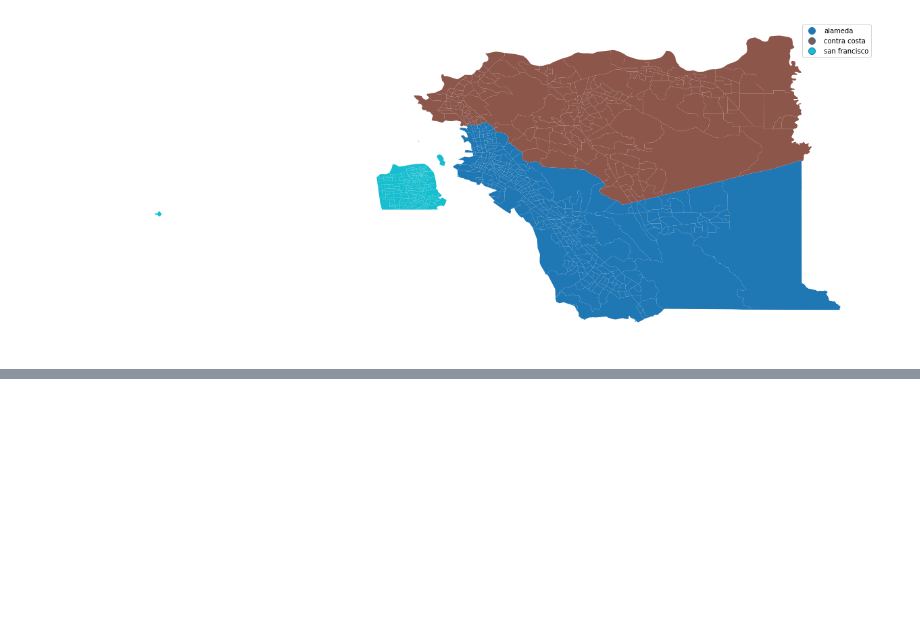
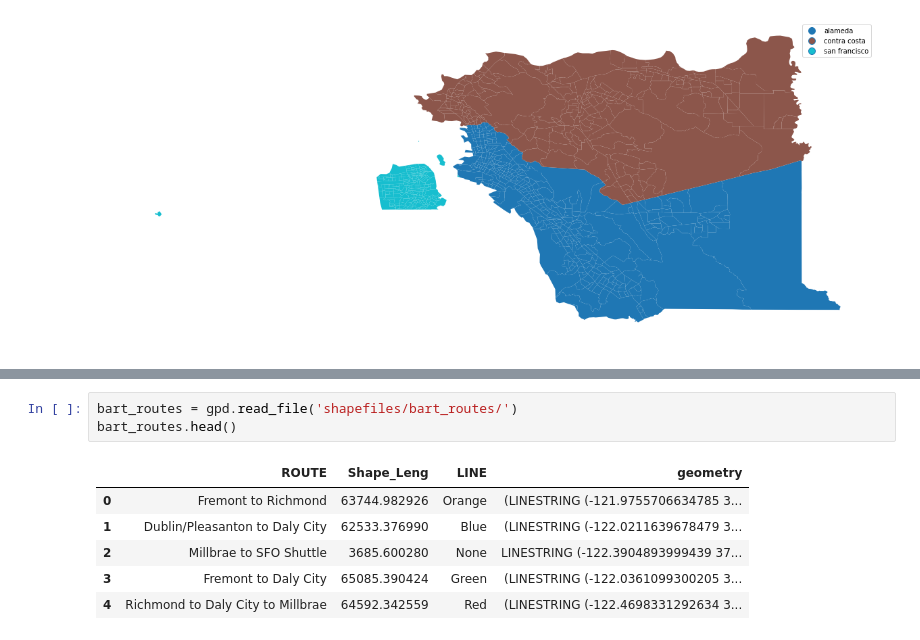
Before and after one commit to ds-modules/CP-101, a Jupyter notebook: Geopandas.ipynb, the cells around one changed output, grey strips where cells are left out. Cells and saved outputs as stored; diff of their text form; blank space fills up the shorter version.

```diff
--- a/Geopandas.ipynb
+++ b/Geopandas.ipynb
@@ -136,0 +147,10 @@ plt.axis('off');
+# %%
+bart_routes = gpd.read_file('shapefiles/bart_routes/')
+bart_routes.head()
+# %% [output]
+|  | ROUTE | Shape_Leng | LINE | geometry |
+| 0 | Fremont to Richmond | 63744.982926 | Orange | (LINESTRING (-121.9755706634785 3... |
+| 1 | Dublin/Pleasanton to Daly City | 62533.376990 | Blue | (LINESTRING (-122.0211639678479 3... |
+| 2 | Millbrae to SFO Shuttle | 3685.600280 | None | LINESTRING (-122.3904893999439 37... |
+| 3 | Fremont to Daly City | 65085.390424 | Green | (LINESTRING (-122.0361099300205 3... |
+| 4 | Richmond to Daly City to Millbrae | 64592.342559 | Red | (LINESTRING (-122.4698331292634 3... |
```
Also changed, not shown: parts of 3 cells of this notebook, 15 other files.
